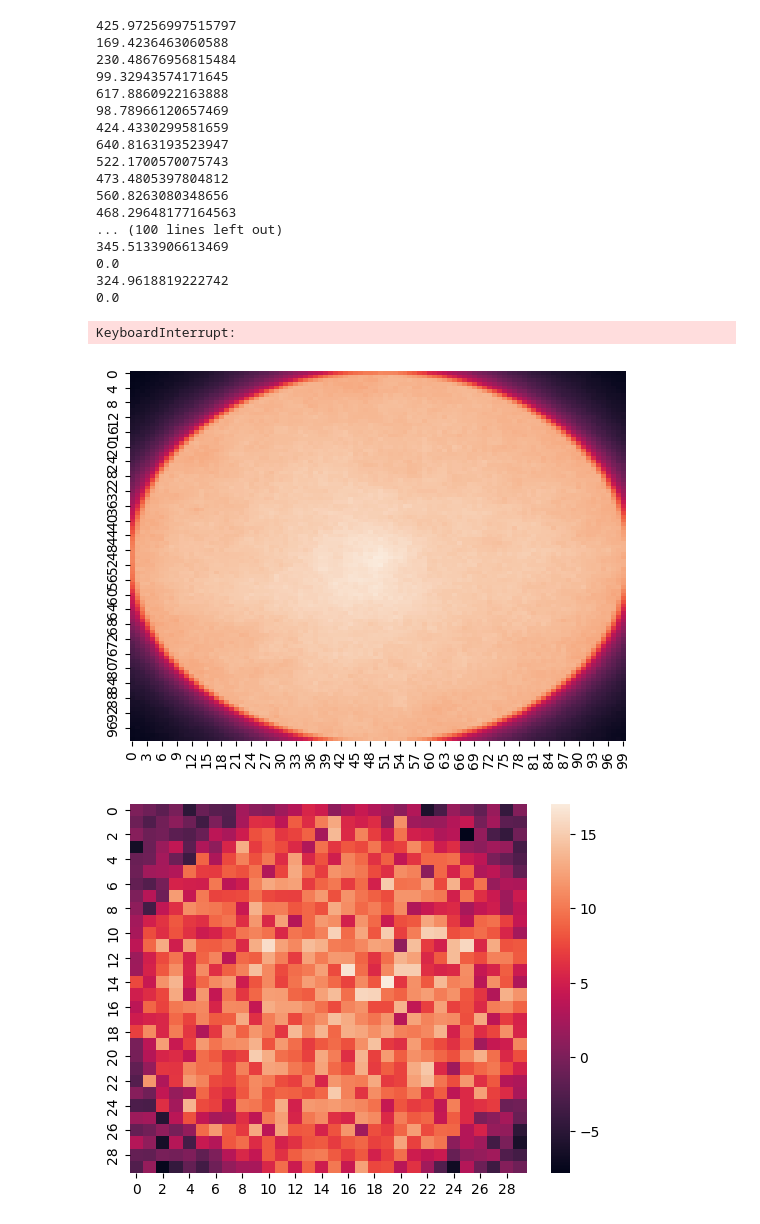
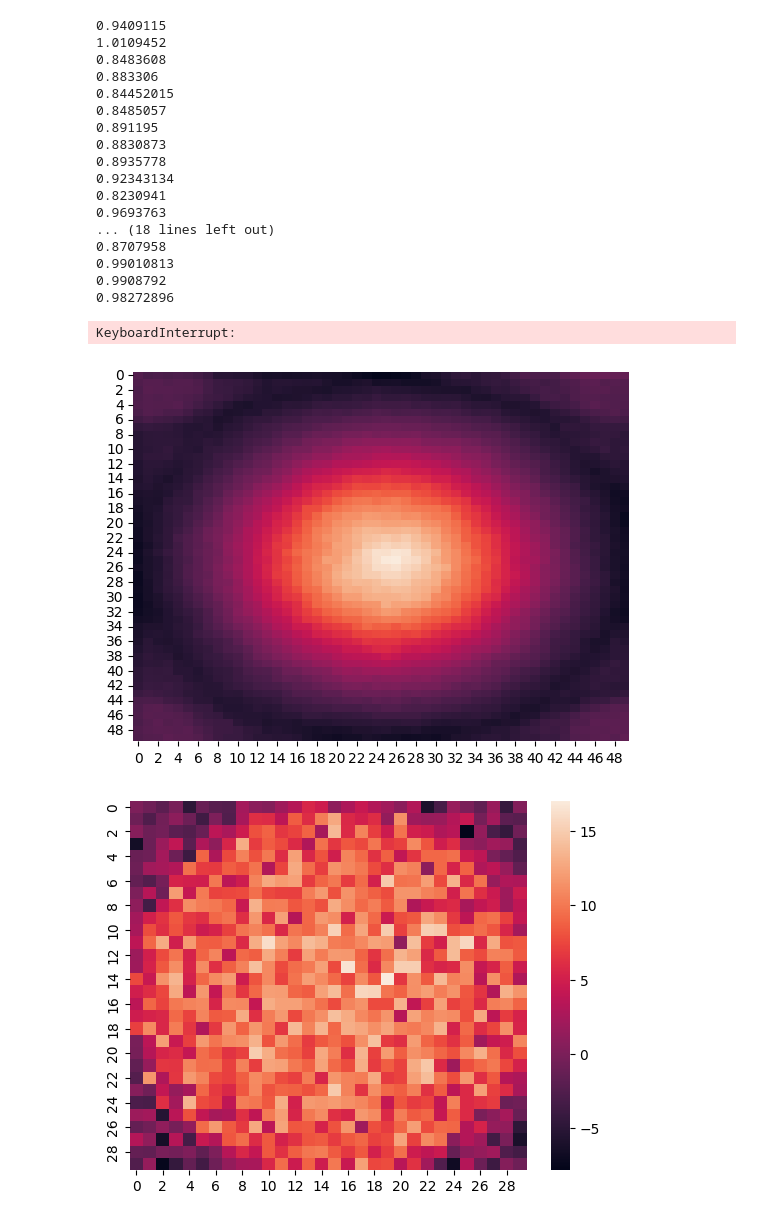
Before and after one commit to bas-bhai-account-khol-de/FlamImageTracking, a Jupyter notebook: get_filters.ipynb, the cells around one changed output. Drawn from its saved outputs; the diff is of its cells as text; code cells hidden in the pictures.

Commit message:
use cosine similarity

```diff
--- a/get_filters.ipynb
+++ b/get_filters.ipynb
@@ -14,9 +14,10 @@ image_size = 256
 descriptor_dimension = 4
 
 max_rotation = 360
+rotation_multiple = 36
 max_skew = 0
 
-margin = 500
+margin = 1
 threshold = 0.4
 learning_rate = 0.1e-2
 optimizer = tf.keras.optimizers.Adam(learning_rate = learning_rate)
@@ -55,7 +56,7 @@ def create_skew_matrix(skew_x, skew_y):
 # %%
 def get_random_homography_matrix():
     rotation = np.random.uniform(0,max_rotation)
-    rotation = (rotation//10) * 10
+    rotation = (rotation//rotation_multiple) * rotation_multiple
     skew_x = np.random.uniform(0,max_skew)
     skew_y = np.random.uniform(0,max_skew)
 
@@ -242,49 +247,61 @@ def custom_loss(desc1_og_img, desc1_trans_img, desc1_rand_img):
     loss = tf.maximum(0, abs(desc1_og_img_sum - desc1_trans_img_sum) - abs(desc1_rand_img_sum - desc1_og_img_sum) + margin)
     return loss
 # %%
-
+cos_sim = tf.keras.losses.CosineSimilarity()
 for i in range(epochs):
     og, match, no_match = val_data_gen.__getitem__(0)
     with tf.GradientTape() as tape:
         # desc1_og_img = 2*tf.keras.activations.sigmoid(-tf.keras.backend.binary_crossentropy(og[0,:,:,0], filter))
         # desc1_trans_img = 2*tf.keras.activations.sigmoid(-tf.keras.backend.binary_crossentropy(match[0,:,:,0], filter))
         # desc1_rand_img = 2*tf.keras.activations.sigmoid(-tf.keras.backend.binary_crossentropy(no_match[0,:,:,0], filter))
-        desc1_og_img = tf.multiply(og[0,:,:,0], tf.keras.activations.sigmoid(filter))
-        desc1_trans_img = tf.multiply(match[0,:,:,0] , tf.keras.activations.sigmoid(filter))
-        desc1_rand_img = tf.multiply(no_match[0,:,:,0] , tf.keras.activations.sigmoid(filter))
+        sigmoid_filter = tf.keras.activations.sigmoid(filter)
+        sigmoid_filter = tf.reshape(sigmoid_filter, [-1])
+
+        # desc1_og_img = tf.math.l2_normalize(og[0,:,:,0] @ sigmoid_filter)
+        # desc1_trans_img = tf.math.l2_normalize(match[0,:,:,0] @ sigmoid_filter)
+        # desc1_rand_img = tf.math.l2_normalize(no_match[0,:,:,0] @ sigmoid_filter)
+
+        og = tf.reshape(og, [-1])
+        match = tf.reshape(match, [-1])
+        no_match = tf.reshape(no_match, [-1])
+
+        desc1_og_img = cos_sim(og, sigmoid_filter)
+        # print(desc1_og_img)
+        desc1_trans_img = cos_sim(sigmoid_filter, match)
+        desc1_rand_img = cos_sim(sigmoid_filter, no_match)
 
         loss = custom_loss(desc1_og_img, desc1_trans_img, desc1_rand_img)
         gradients = tape.gradient(loss, [filter])
         optimizer.apply_gradients(zip(gradients, [filter]))
 
-    if i%500 == 0:
+    if i%1000 == 0:
         sns.heatmap(filter,cbar=False)
         t = time.time()
         plt.savefig(f"filters/filter1_{int(t)}.jpg")
         # filter = tf.Variable(tf.keras.activations.sigmoid(filter))
         # optimizer = tf.keras.optimizers.Adam(learning_rate = learning_rate)
-        # filter.assign_add(tf.random.normal((patch_size, patch_size), mean=0.0, stddev=1/12, dtype=tf.double))
+        filter.assign_add(tf.random.uniform(shape=(patch_size, patch_size), minval=-0.1, maxval=0.1, dtype=tf.double))
         print(loss.numpy())
 # %% [output]
-425.97256997515797
-169.4236463060588
-230.48676956815484
-99.32943574171645
-617.8860922163888
-98.78966120657469
-424.4330299581659
-640.8163193523947
-522.1700570075743
-473.4805397804812
-560.8263080348656
-468.29648177164563
-... (100 lines left out)
-345.5133906613469
-0.0
-324.9618819222742
-0.0
+0.9409115
+1.0109452
+0.8483608
+0.883306
+0.84452015
+0.8485057
+0.891195
+0.8830873
+0.8935778
+0.92343134
+0.8230941
+0.9693763
+... (18 lines left out)
+0.8707958
+0.99010813
+0.9908792
+0.98272896
 KeyboardInterrupt:
-[figure, old version]
+[figure, new version]
 # %%
 sns.heatmap(filter)
 t = time.time()
```
Also changed, not shown: parts of 1 cell of this notebook.
